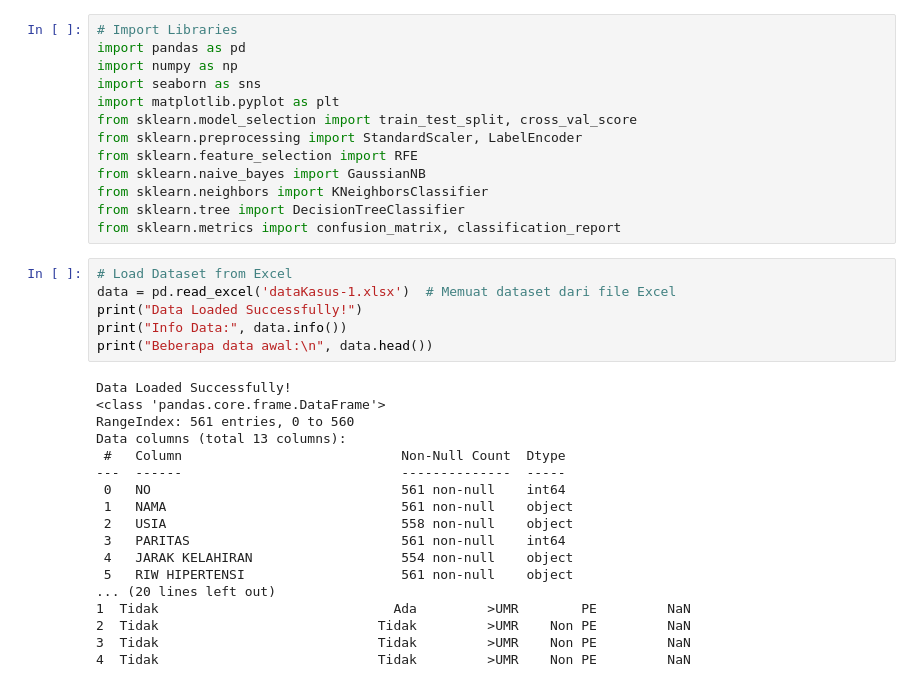
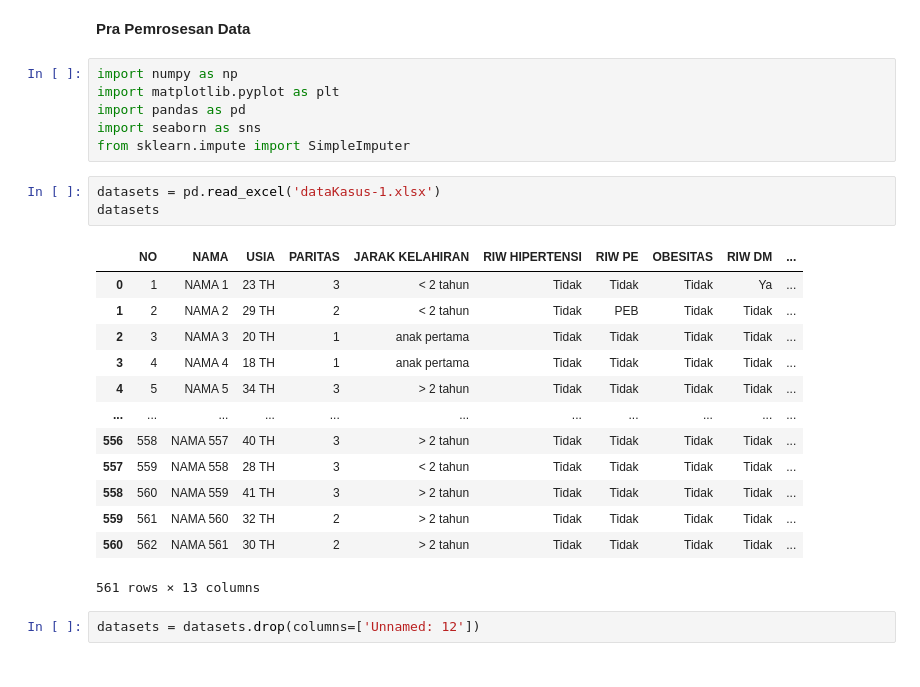
Before and after one commit to NaufalArsyaputraPradana/Data_Mining, a Jupyter notebook: Tugas Data Mining 3/Data_Modelling.ipynb, the cells around one changed output. Saved outputs shown, nothing was run; the diff lists cells and outputs as text.

```diff
--- a/Tugas Data Mining 3/Data_Modelling.ipynb
+++ b/Tugas Data Mining 3/Data_Modelling.ipynb
@@ -1,38 +1,28 @@
+# %% [markdown]
+**Pra Pemrosesan Data**
 # %%
-# Import Libraries
+import numpy as np
+import matplotlib.pyplot as plt
 import pandas as pd
-import numpy as np
 import seaborn as sns
-import matplotlib.pyplot as plt
-from sklearn.model_selection import train_test_split, cross_val_score
-from sklearn.preprocessing import StandardScaler, LabelEncoder
-from sklearn.feature_selection import RFE
-from sklearn.naive_bayes import GaussianNB
-from sklearn.neighbors import KNeighborsClassifier
-from sklearn.tree import DecisionTreeClassifier
-from sklearn.metrics import confusion_matrix, classification_report
+from sklearn.impute import SimpleImputer
 # %%
-# Load Dataset from Excel
-data = pd.read_excel('dataKasus-1.xlsx')  # Memuat dataset dari file Excel
-print("Data Loaded Successfully!")
-print("Info Data:", data.info())
-print("Beberapa data awal:\n", data.head())
+datasets = pd.read_excel('dataKasus-1.xlsx')
+datasets
 # %% [output]
+|  | NO | NAMA | USIA | PARITAS | JARAK KELAHIRAN | RIW HIPERTENSI | RIW PE | OBESITAS | RIW DM | ... |
+| 0 | 1 | NAMA 1 | 23 TH | 3 | < 2 tahun | Tidak | Tidak | Tidak | Ya | ... |
+| 1 | 2 | NAMA 2 | 29 TH | 2 | < 2 tahun | Tidak | PEB | Tidak | Tidak | ... |
+| 2 | 3 | NAMA 3 | 20 TH | 1 | anak pertama | Tidak | Tidak | Tidak | Tidak | ... |
+| 3 | 4 | NAMA 4 | 18 TH | 1 | anak pertama | Tidak | Tidak | Tidak | Tidak | ... |
+| 4 | 5 | NAMA 5 | 34 TH | 3 | > 2 tahun | Tidak | Tidak | Tidak | Tidak | ... |
+| ... | ... | ... | ... | ... | ... | ... | ... | ... | ... | ... |
+| 556 | 558 | NAMA 557 | 40 TH | 3 | > 2 tahun | Tidak | Tidak | Tidak | Tidak | ... |
+| 557 | 559 | NAMA 558 | 28 TH | 3 | < 2 tahun | Tidak | Tidak | Tidak | Tidak | ... |
+| 558 | 560 | NAMA 559 | 41 TH | 3 | > 2 tahun | Tidak | Tidak | Tidak | Tidak | ... |
+| 559 | 561 | NAMA 560 | 32 TH | 2 | > 2 tahun | Tidak | Tidak | Tidak | Tidak | ... |
+| 560 | 562 | NAMA 561 | 30 TH | 2 | > 2 tahun | Tidak | Tidak | Tidak | Tidak | ... |
-Data Loaded Successfully!
-<class 'pandas.core.frame.DataFrame'>
-RangeIndex: 561 entries, 0 to 560
-Data columns (total 13 columns):
- #   Column                            Non-Null Count  Dtype
----  ------                            --------------  -----
- 0   NO                                561 non-null    int64
- 1   NAMA                              561 non-null    object
- 2   USIA                              558 non-null    object
- 3   PARITAS                           561 non-null    int64
- 4   JARAK KELAHIRAN                   554 non-null    object
- 5   RIW HIPERTENSI                    561 non-null    object
-... (20 lines left out)
-1  Tidak                              Ada         >UMR        PE         NaN
-2  Tidak                            Tidak         >UMR    Non PE         NaN
-3  Tidak                            Tidak         >UMR    Non PE         NaN
-4  Tidak                            Tidak         >UMR    Non PE         NaN
+561 rows × 13 columns
+# %%
+datasets = datasets.drop(columns=['Unnamed: 12'])
 # %%
```
Also changed, not shown: parts of 55 cells of this notebook, 5 other files.
